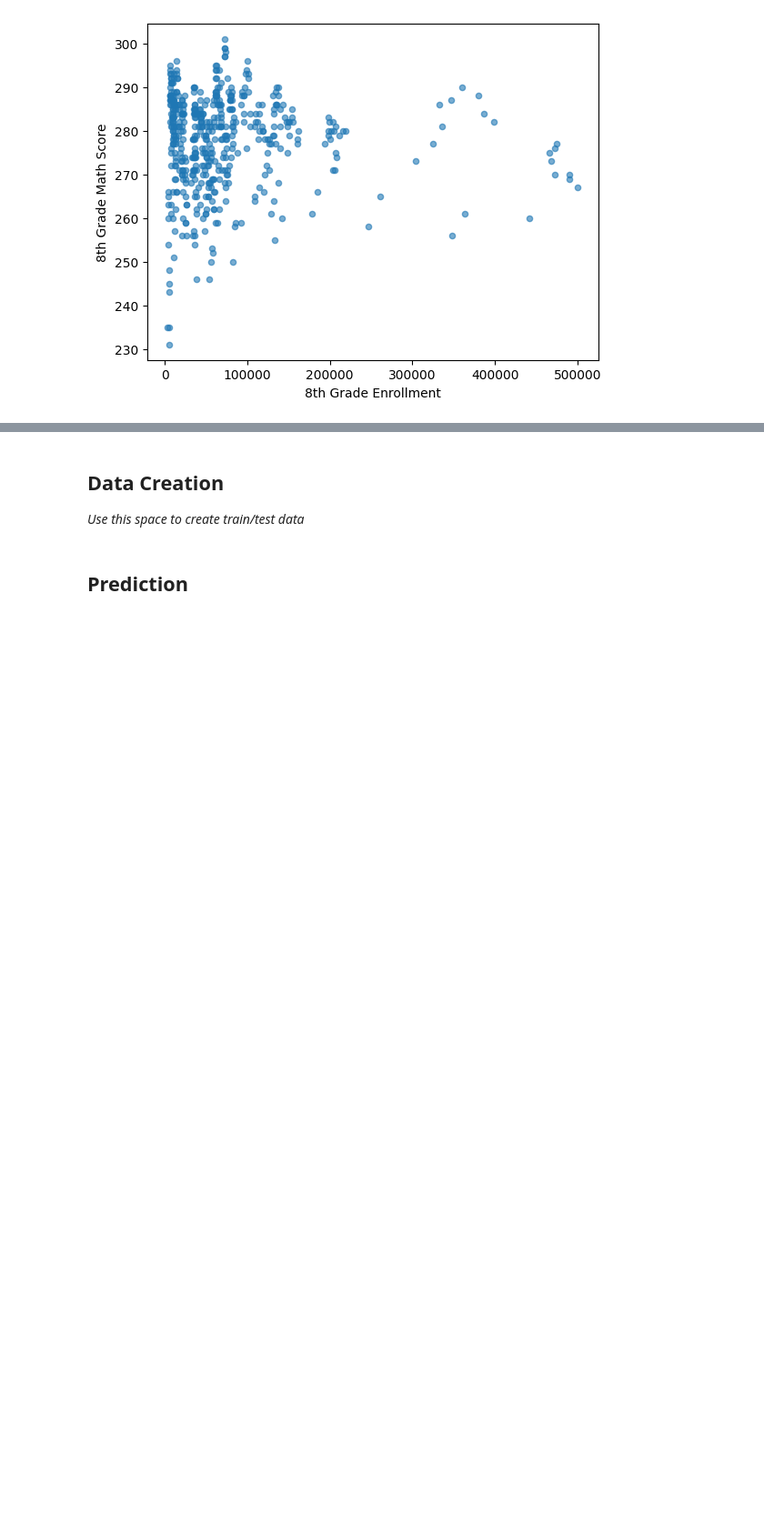
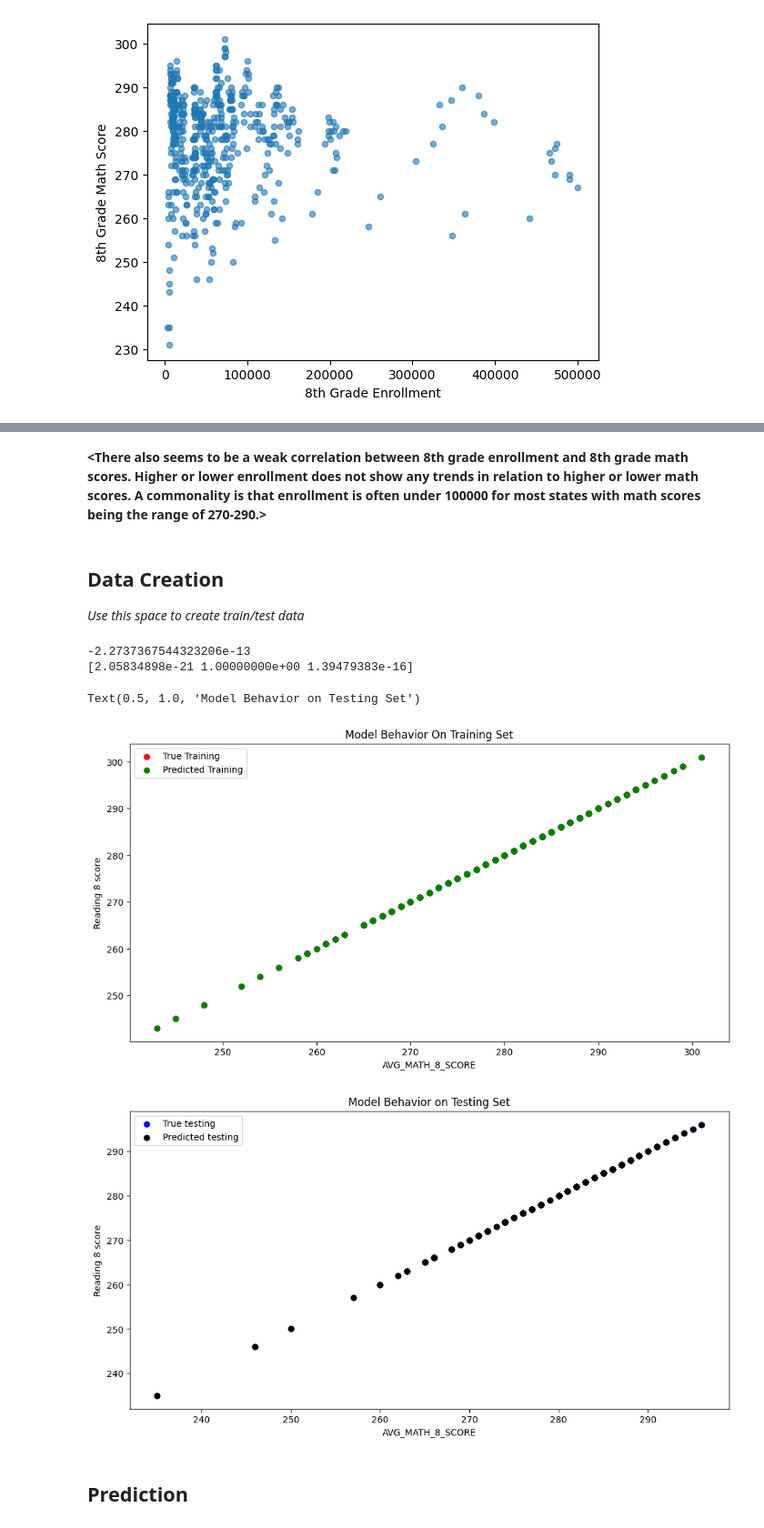
Before and after one commit to katrinal13/MDST-Tutorial, a Jupyter notebook: tutorial1/checkpoint1.ipynb, the cells around one changed output, grey strips where cells are left out. Shown at 91% size. Cells and saved outputs as stored; diff of their text form; code cells hidden in the pictures; blank space fills up the shorter version.

```diff
--- a/tutorial1/checkpoint1.ipynb
+++ b/tutorial1/checkpoint1.ipynb
@@ -177,3 +175,5 @@ Text(0, 0.5, '8th Grade Math Score')
+# %% [markdown]
+**<There also seems to be a weak correlation between 8th grade enrollment and 8th grade math scores. Higher or lower enrollment does not show any trends in relation to higher or lower math scores. A commonality is that enrollment is often under 100000 for most states with math scores being the range of 270-290.>**
 # %% [markdown]
 <h2> Data Creation </h2>
 
@@ -192,3 +188,51 @@ y.fillna(y.median(), inplace=True)
+# %%
+# X_train, X_test, y_train, y_test = train_test_split(
+#      X, y, test_size=, random_state=42)
+y.fillna(y.median(), inplace=True)
+X_train, X_test, y_train, y_test = train_test_split(X, y, test_size=.3, random_state=0)
+
+from sklearn.linear_model import LinearRegression
+model = LinearRegression()
+model.fit(X_train, y_train)
+
+print(model.intercept_)
+print(model.coef_)
+
+model.score(X_test, y_test)
+
+np.mean(model.predict(X_test)-y_test)
+
+np.mean(np.abs(model.predict(X_test)-y_test))
+
+np.mean((model.predict(X_test)-y_test)**2)**0.5
+
+col_name = 'AVG_MATH_8_SCORE'
+
+f = plt.figure(figsize=(12,6))
+plt.scatter(X_train[col_name], y_train, color = "red")
+plt.scatter(X_train[col_name], model.predict(X_train), color = "green")
+
+plt.legend(['True Training','Predicted Training'])
+plt.xlabel(col_name)
+plt.ylabel('Reading 8 score')
+plt.title("Model Behavior On Training Set")
+
+col_name = 'AVG_MATH_8_SCORE'
+
+f = plt.figure(figsize=(12,6))
+plt.scatter(X_test[col_name], y_test, color = "blue")
+plt.scatter(X_test[col_name], model.predict(X_test), color = "black")
+
+plt.legend(['True testing','Predicted testing'])
+plt.xlabel(col_name)
+plt.ylabel('Reading 8 score')
+plt.title("Model Behavior on Testing Set")
+# %% [output]
+-2.2737367544323206e-13
+[2.05834898e-21 1.00000000e+00 1.39479383e-16]
+Text(0.5, 1.0, 'Model Behavior on Testing Set')
+[figure, added]
+[figure, added]
 # %% [markdown]
 <h2> Prediction </h2>
 # %% [markdown]
```
Also changed, not shown: parts of 5 cells of this notebook, 1 other file.
